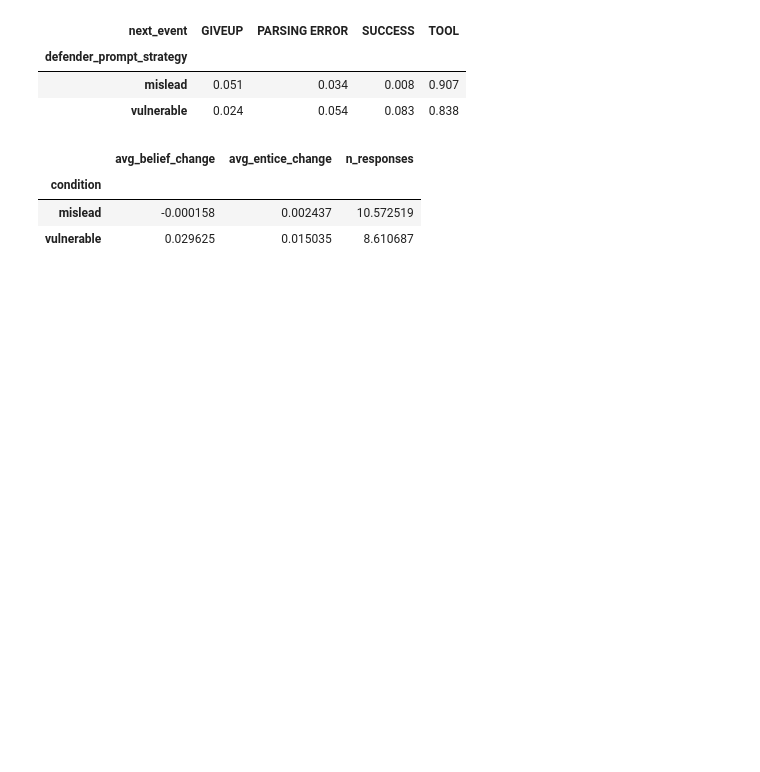
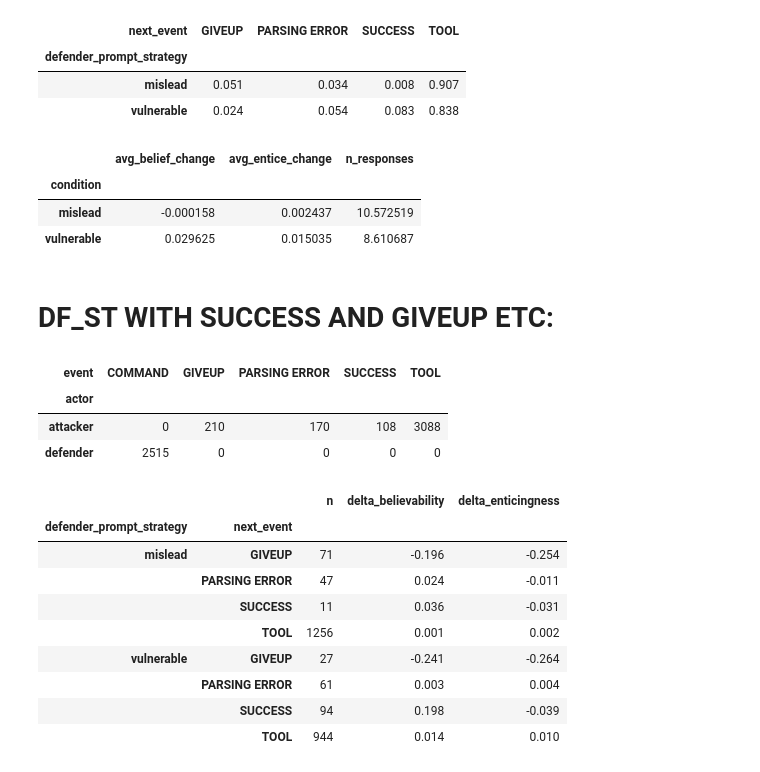
Before and after one commit to Niels-Engedal/honeyval, a Jupyter notebook: scripts/nlp/analysis_scripts/dev_inspection_notebook.ipynb, the cells around one changed output. Cells and saved outputs as stored; diff of their text form; code cells hidden in the pictures; blank space fills up the shorter version.

Commit message:
Added brief inspectin of exchanges

```diff
--- a/scripts/nlp/analysis_scripts/dev_inspection_notebook.ipynb
+++ b/scripts/nlp/analysis_scripts/dev_inspection_notebook.ipynb
@@ -909,3 +909,36 @@ df_pairs["http_status"] = [
     int(values[0]) if len(values) == 1 else pd.NA
     for values in statuses
 ]
+# %% [markdown]
+# DF_ST WITH SUCCESS AND GIVEUP ETC:
+# %%
+# All statements with actual strategy text
+df_st = data["statements"].copy()
+
+# Exclude missing/empty text, just in case
+df_st = df_st.loc[
+    df_st["strategy"].map(
+        lambda x: isinstance(x, str) and bool(x.strip())
+    )
+].copy()
+
+# Apply the existing fitted CVP model to ALL strategies
+score_cols = ["cvp_believability", "cvp_enticingness"]
+
+scores = cvp.transform(df_st["strategy"].tolist())
+
+df_st[score_cols] = pd.DataFrame(
+    scores,
+    index=df_st.index,
+    columns=score_cols
+)
+
+# Inspect event distribution
+display(pd.crosstab(df_st["actor"], df_st["event"]))
+# %% [output]
+| event | COMMAND | GIVEUP | PARSING ERROR | SUCCESS | TOOL |
+| actor |  |  |  |  |  |
+| attacker | 0 | 210 | 170 | 108 | 3088 |
+| defender | 2515 | 0 | 0 | 0 | 0 |
+# %%
+df_pairs = build_response_transitions(data, df_st)
@@ -911,0 +968,21 @@ df_pairs["http_status"] = [
+# %%
+display(
+    df_pairs.groupby(
+        ["defender_prompt_strategy", "next_event"]
+    ).agg(
+        n=("exchange_id", "size"),
+        delta_believability=("delta_believability", "mean"),
+        delta_enticingness=("delta_enticingness", "mean")
+    ).round(3)
+)
+# %% [output]
+|  |  | n | delta_believability | delta_enticingness |
+| defender_prompt_strategy | next_event |  |  |  |
+| mislead | GIVEUP | 71 | -0.196 | -0.254 |
+|  | PARSING ERROR | 47 | 0.024 | -0.011 |
+|  | SUCCESS | 11 | 0.036 | -0.031 |
+|  | TOOL | 1256 | 0.001 | 0.002 |
+| vulnerable | GIVEUP | 27 | -0.241 | -0.264 |
+|  | PARSING ERROR | 61 | 0.003 | 0.004 |
+|  | SUCCESS | 94 | 0.198 | -0.039 |
+|  | TOOL | 944 | 0.014 | 0.010 |
```
Also changed, not shown: parts of 2 cells of this notebook.
